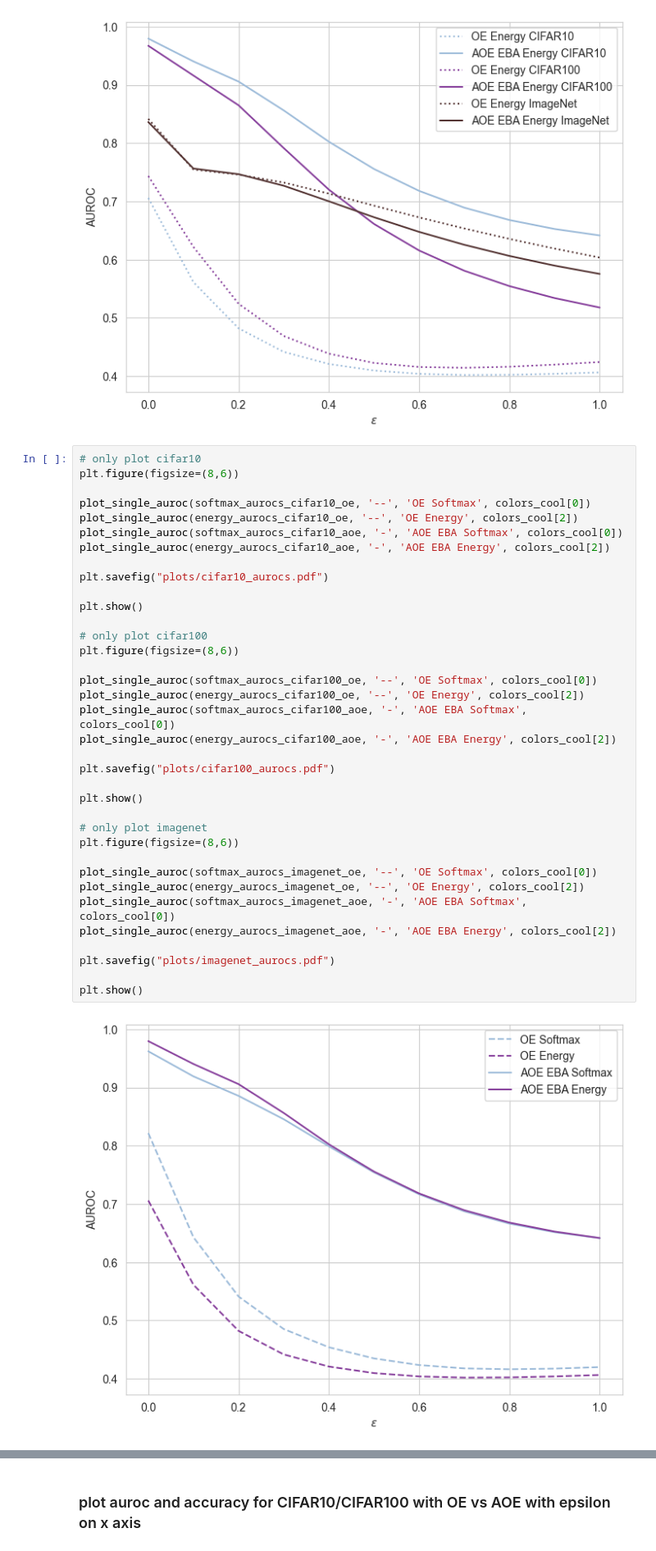
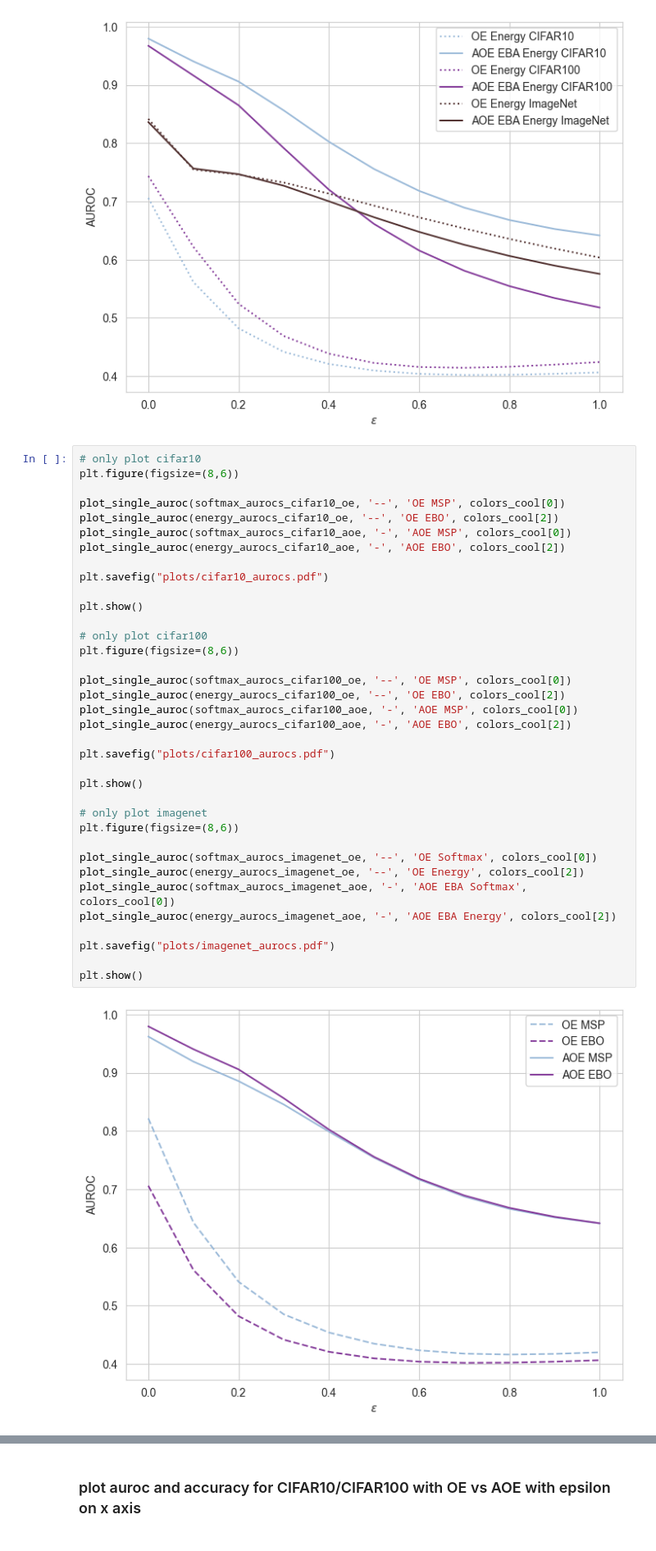
Before and after one commit to 2mey10/Adversarial-OE, a Jupyter notebook: eval.ipynb, the cells around one changed output, grey strips where cells are left out. Shown at 82% size. Saved outputs shown, nothing was run; the diff lists cells and outputs as text.

```diff
--- a/eval.ipynb
+++ b/eval.ipynb
@@ -208,38 +213,38 @@ plt.show()
 # %%
 # only plot cifar10
 plt.figure(figsize=(8,6))
 
-plot_single_auroc(softmax_aurocs_cifar10_oe, '--', 'OE Softmax', colors_cool[0])
-plot_single_auroc(energy_aurocs_cifar10_oe, '--', 'OE Energy', colors_cool[2])
-plot_single_auroc(softmax_aurocs_cifar10_aoe, '-', 'AOE EBA Softmax', colors_cool[0])
-plot_single_auroc(energy_aurocs_cifar10_aoe, '-', 'AOE EBA Energy', colors_cool[2])
+plot_single_auroc(softmax_aurocs_cifar10_oe, '--', 'OE MSP', colors_cool[0])
+plot_single_auroc(energy_aurocs_cifar10_oe, '--', 'OE EBO', colors_cool[2])
+plot_single_auroc(softmax_aurocs_cifar10_aoe, '-', 'AOE MSP', colors_cool[0])
+plot_single_auroc(energy_aurocs_cifar10_aoe, '-', 'AOE EBO', colors_cool[2])
 
 plt.savefig("plots/cifar10_aurocs.pdf")
 
 plt.show()
 
 # only plot cifar100
 plt.figure(figsize=(8,6))
 
-plot_single_auroc(softmax_aurocs_cifar100_oe, '--', 'OE Softmax', colors_cool[0])
-plot_single_auroc(energy_aurocs_cifar100_oe, '--', 'OE Energy', colors_cool[2])
-plot_single_auroc(softmax_aurocs_cifar100_aoe, '-', 'AOE EBA Softmax', colors_cool[0])
-plot_single_auroc(energy_aurocs_cifar100_aoe, '-', 'AOE EBA Energy', colors_cool[2])
+plot_single_auroc(softmax_aurocs_cifar100_oe, '--', 'OE MSP', colors_cool[0])
+plot_single_auroc(energy_aurocs_cifar100_oe, '--', 'OE EBO', colors_cool[2])
+plot_single_auroc(softmax_aurocs_cifar100_aoe, '-', 'AOE MSP', colors_cool[0])
+plot_single_auroc(energy_aurocs_cifar100_aoe, '-', 'AOE EBO', colors_cool[2])
 
 plt.savefig("plots/cifar100_aurocs.pdf")
 
 plt.show()
 
 # only plot imagenet
 plt.figure(figsize=(8,6))
 
 plot_single_auroc(softmax_aurocs_imagenet_oe, '--', 'OE Softmax', colors_cool[0])
 plot_single_auroc(energy_aurocs_imagenet_oe, '--', 'OE Energy', colors_cool[2])
 plot_single_auroc(softmax_aurocs_imagenet_aoe, '-', 'AOE EBA Softmax', colors_cool[0])
 plot_single_auroc(energy_aurocs_imagenet_aoe, '-', 'AOE EBA Energy', colors_cool[2])
 
 plt.savefig("plots/imagenet_aurocs.pdf")
 
 plt.show()
 # %% [output]
-[figure, old version]
+[figure, new version]
```
Also changed, not shown: parts of 15 cells of this notebook, 8 other files.
